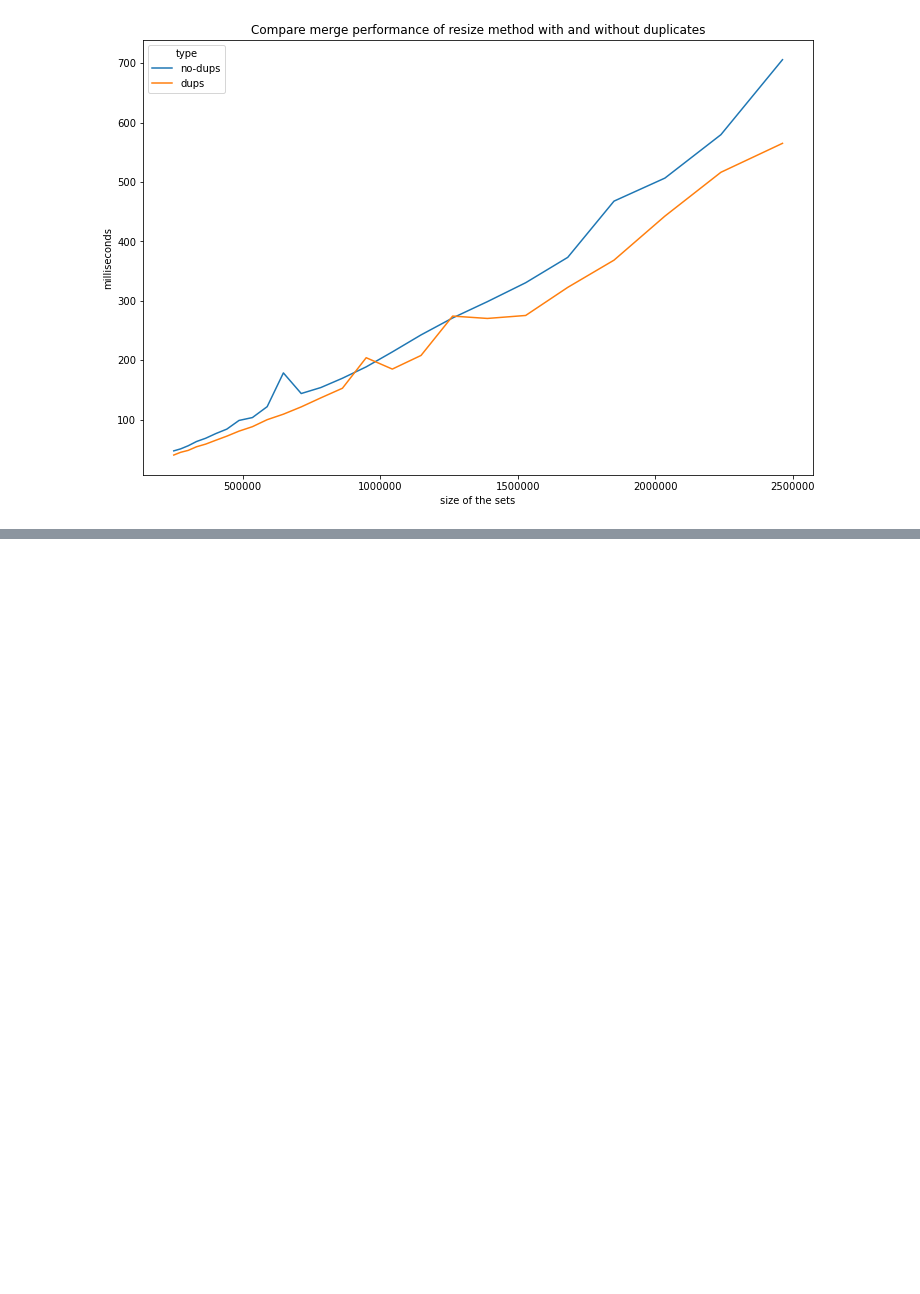
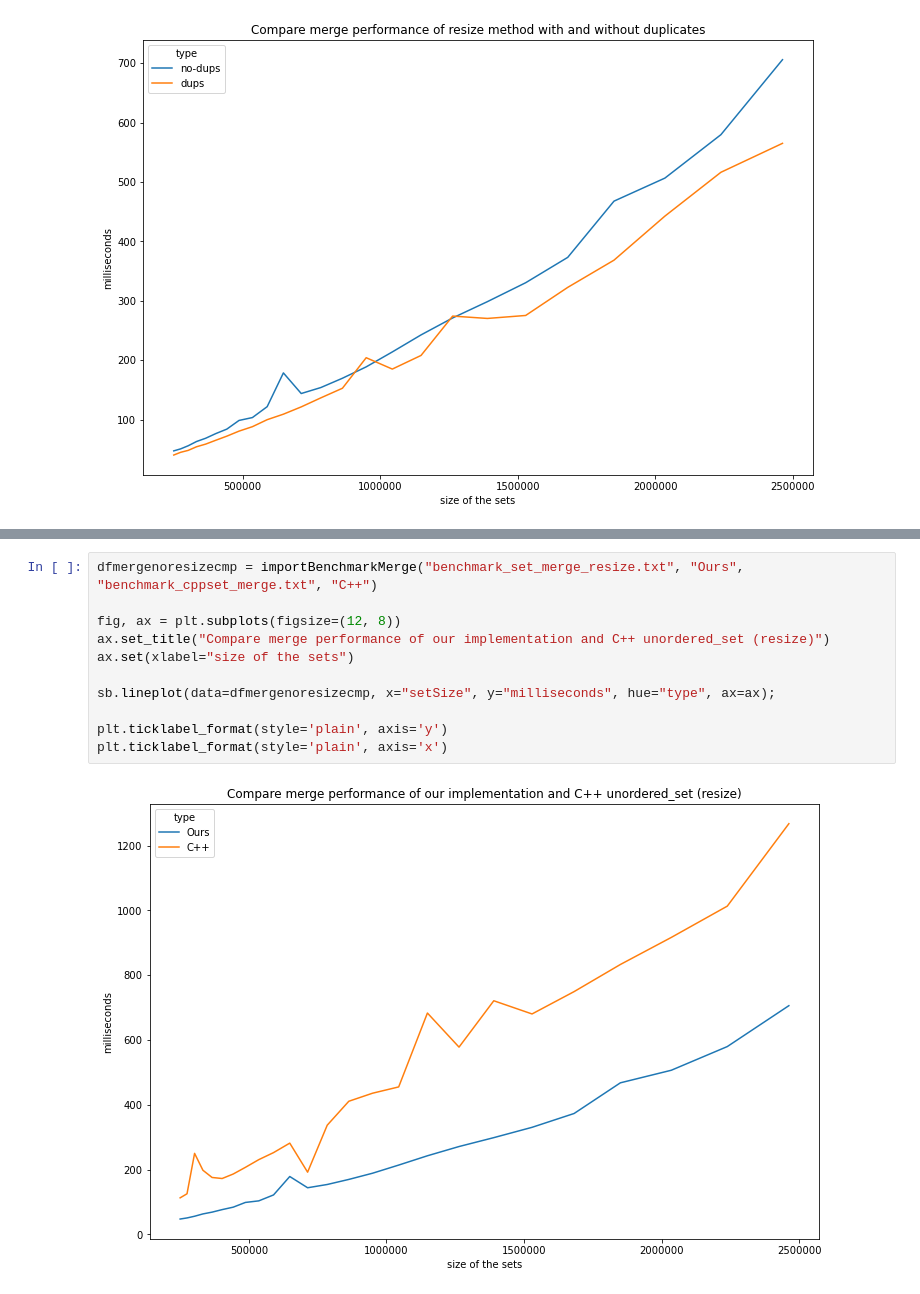
Before and after one commit to JoaoCostaIFG/slam, a Jupyter notebook: docs/part_2/benchmarks/Untitled.ipynb, the cells around one changed output, grey strips where cells are left out. Drawn from its saved outputs; the diff is of its cells as text; blank space fills up the shorter version.

```diff
--- a/docs/part_2/benchmarks/Untitled.ipynb
+++ b/docs/part_2/benchmarks/Untitled.ipynb
@@ -234,0 +241,13 @@ plt.ticklabel_format(style='plain', axis='x')
+# %%
+dfmergenoresizecmp = importBenchmarkMerge("benchmark_set_merge_resize.txt", "Ours", "benchmark_cppset_merge.txt", "C++")
+
+fig, ax = plt.subplots(figsize=(12, 8))
+ax.set_title("Compare merge performance of our implementation and C++ unordered_set (resize)")
+ax.set(xlabel="size of the sets")
+
+sb.lineplot(data=dfmergenoresizecmp, x="setSize", y="milliseconds", hue="type", ax=ax);
+
+plt.ticklabel_format(style='plain', axis='y')
+plt.ticklabel_format(style='plain', axis='x')
+# %% [output]
+[figure, added]
```
Also changed, not shown: parts of 2 cells of this notebook, 4 other files.
